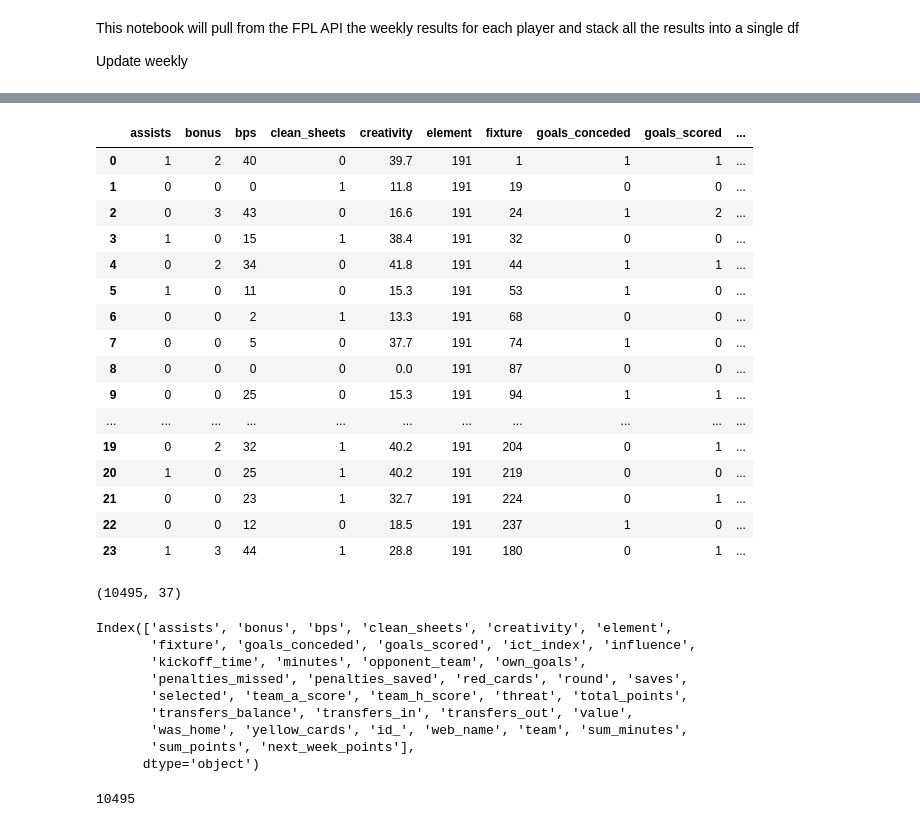
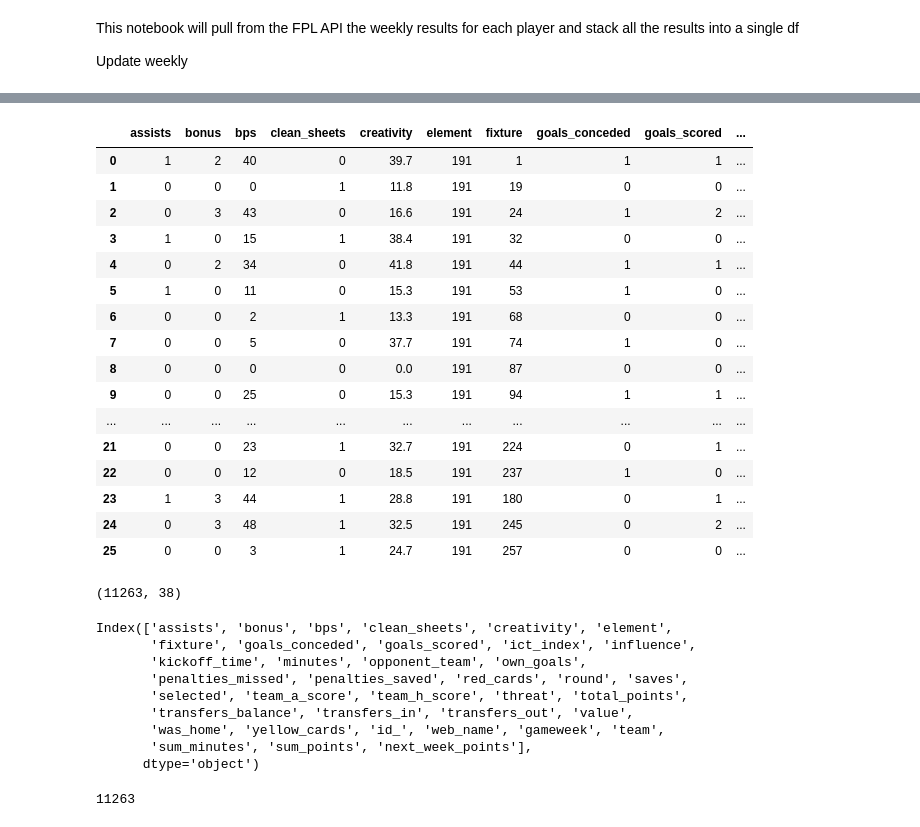
Before and after one commit to coopercunliffe/Springboard, a Jupyter notebook: FPL/pre_top500histories_to_csv.ipynb, the cells around one changed output, grey strips where cells are left out. Saved outputs shown, nothing was run; the diff lists cells and outputs as text; code cells hidden in the pictures.

```diff
--- a/FPL/pre_top500histories_to_csv.ipynb
+++ b/FPL/pre_top500histories_to_csv.ipynb
@@ -48,6 +48,7 @@ for key in histories:
     df = pd.DataFrame(histories[key])
     df['id_'] = key
     df['web_name'] = top500.loc[key]['web_name']
+    df['gameweek'] = [i for i in range(1, df.shape[0] + 1)]
     df['team'] = top500['team'].loc[key]
     df['sum_minutes'] = [sum(df['minutes'].iloc[:i+1]) for i in range(len(df.index))]
     df['sum_points'] = [sum(df['total_points'].iloc[:i+1]) for i in range(len(df.index))]
@@ -55,31 +56,31 @@ for key in histories:
 
     history_dfs[key] = df
 # %%
-pd.set_option('display.max_columns', None)
+pd.set_option('display.max_columns', 100)
 history_dfs[191]
 # %% [output]
 |  | assists | bonus | bps | clean_sheets | creativity | element | fixture | goals_conceded | goals_scored | ... |
 | 0 | 1 | 2 | 40 | 0 | 39.7 | 191 | 1 | 1 | 1 | ... |
 | 1 | 0 | 0 | 0 | 1 | 11.8 | 191 | 19 | 0 | 0 | ... |
 | 2 | 0 | 3 | 43 | 0 | 16.6 | 191 | 24 | 1 | 2 | ... |
 | 3 | 1 | 0 | 15 | 1 | 38.4 | 191 | 32 | 0 | 0 | ... |
 | 4 | 0 | 2 | 34 | 0 | 41.8 | 191 | 44 | 1 | 1 | ... |
 | 5 | 1 | 0 | 11 | 0 | 15.3 | 191 | 53 | 1 | 0 | ... |
 | 6 | 0 | 0 | 2 | 1 | 13.3 | 191 | 68 | 0 | 0 | ... |
 | 7 | 0 | 0 | 5 | 0 | 37.7 | 191 | 74 | 1 | 0 | ... |
 | 8 | 0 | 0 | 0 | 0 | 0.0 | 191 | 87 | 0 | 0 | ... |
 | 9 | 0 | 0 | 25 | 0 | 15.3 | 191 | 94 | 1 | 1 | ... |
 | ... | ... | ... | ... | ... | ... | ... | ... | ... | ... | ... |
-| 19 | 0 | 2 | 32 | 1 | 40.2 | 191 | 204 | 0 | 1 | ... |
-| 20 | 1 | 0 | 25 | 1 | 40.2 | 191 | 219 | 0 | 0 | ... |
 | 21 | 0 | 0 | 23 | 1 | 32.7 | 191 | 224 | 0 | 1 | ... |
 | 22 | 0 | 0 | 12 | 0 | 18.5 | 191 | 237 | 1 | 0 | ... |
 | 23 | 1 | 3 | 44 | 1 | 28.8 | 191 | 180 | 0 | 1 | ... |
+| 24 | 0 | 3 | 48 | 1 | 32.5 | 191 | 245 | 0 | 2 | ... |
+| 25 | 0 | 0 | 3 | 1 | 24.7 | 191 | 257 | 0 | 0 | ... |
 # %%
 top500histories = pd.concat(history_dfs.values(), ignore_index=True)
 top500histories.shape
 # %% [output]
-(10495, 37)
+(11263, 38)
 # %%
 top500histories.to_csv('pre_top500histories.csv')
 # %%
@@ -91,10 +92,10 @@ Index(['assists', 'bonus', 'bps', 'clean_sheets', 'creativity', 'element',
        'penalties_missed', 'penalties_saved', 'red_cards', 'round', 'saves',
        'selected', 'team_a_score', 'team_h_score', 'threat', 'total_points',
        'transfers_balance', 'transfers_in', 'transfers_out', 'value',
-       'was_home', 'yellow_cards', 'id_', 'web_name', 'team', 'sum_minutes',
-       'sum_points', 'next_week_points'],
+       'was_home', 'yellow_cards', 'id_', 'web_name', 'gameweek', 'team',
+       'sum_minutes', 'sum_points', 'next_week_points'],
       dtype='object')
 # %%
 top500histories.shape[0]
 # %% [output]
-10495
+11263
```
Also changed, not shown: parts of 1 cell of this notebook, 5 other files.
